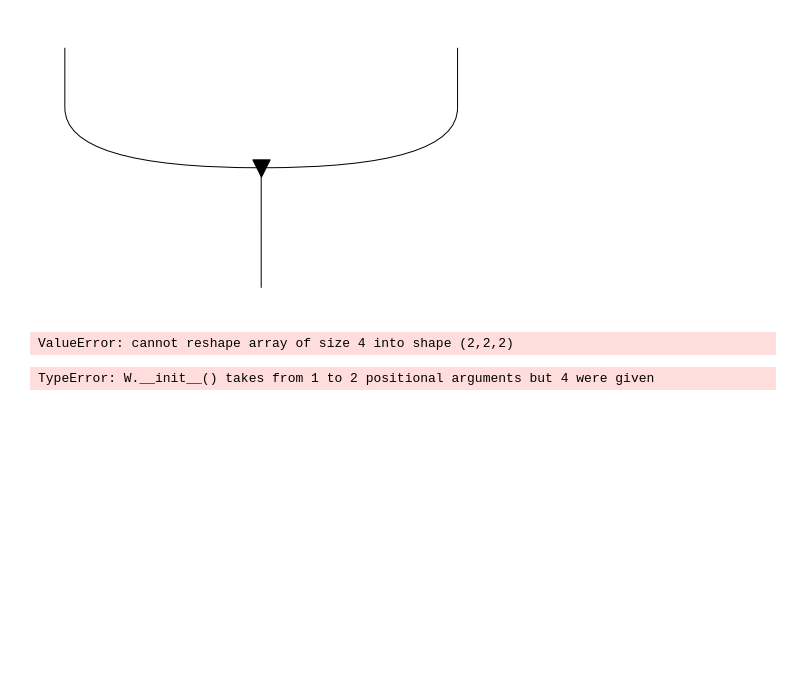
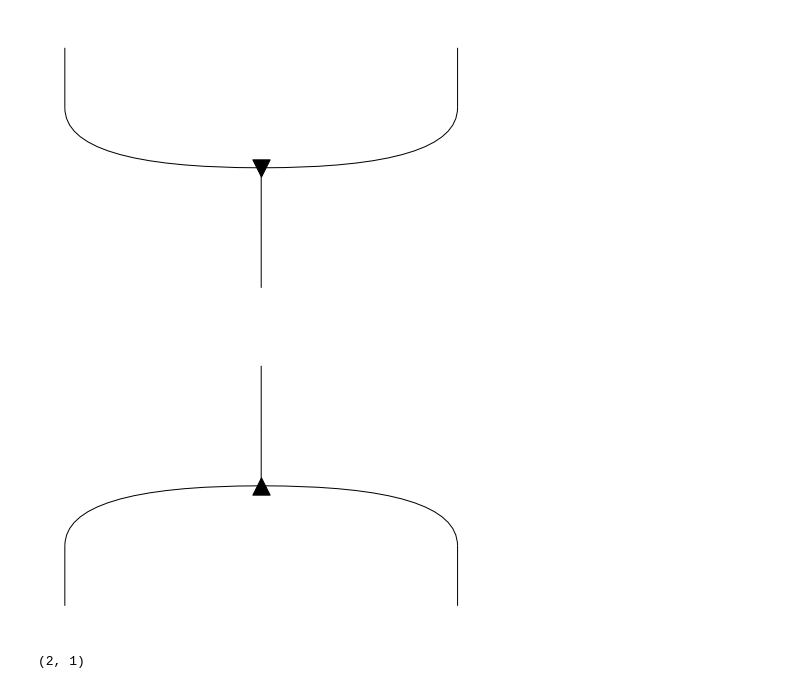
Before and after one commit to edwinagnew/zxw-diagrams, a Jupyter notebook: calcs.ipynb, the cells around one changed output. Cells and saved outputs as stored; diff of their text form; code cells hidden in the pictures; blank space fills up the shorter version.

```diff
--- a/calcs.ipynb
+++ b/calcs.ipynb
@@ -5,12 +5,12 @@ from discopy.quantum.zx import Spider, Id
 W(2, False).draw()
 # %% [output]
 [figure]
-# %%
-eval(W(2, False))
-# %% [output]
-ValueError: cannot reshape array of size 4 into shape (2,2,2)
-# %%
-W(2) >> Id(1) @ W(2).dagger()
-# %% [output]
-TypeError: W.__init__() takes from 1 to 2 positional arguments but 4 were given
+# %%
+cw = W(2, False)
+w = cw.T()
+w.draw()
+len(cw.dom), len(cw.cod)
+# %% [output]
+[figure, added]
+(2, 1)
 # %%
```
Also changed, not shown: parts of 5 cells of this notebook, 2 other files.
